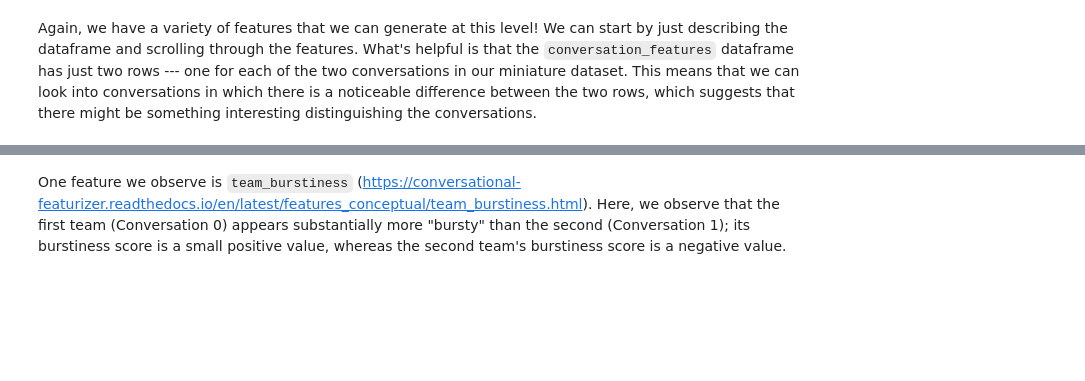
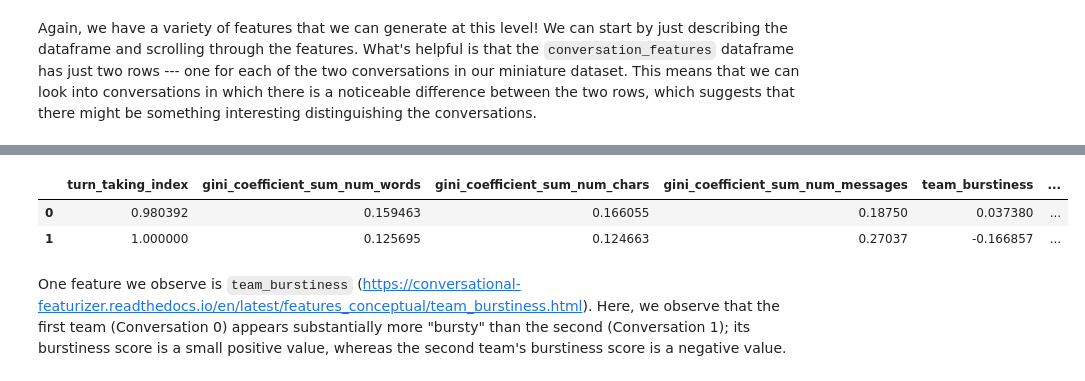
Before and after one commit to Watts-Lab/team_comm_tools, a Jupyter notebook: examples/demo.ipynb, the cells around one changed output, grey strips where cells are left out. Cells and saved outputs as stored; diff of their text form; code cells hidden in the pictures; blank space fills up the shorter version.

```diff
--- a/examples/demo.ipynb
+++ b/examples/demo.ipynb
@@ -294,3 +341,10 @@ conversation_features[conversation_cols]
+# %%
+# and these are the conversation features that are not aggregations
+conversation_features[jury_feature_builder.conv_features_base]
+# %% [output]
+|  | turn_taking_index | gini_coefficient_sum_num_words | gini_coefficient_sum_num_chars | gini_coefficient_sum_num_messages | team_burstiness | ... |
+| 0 | 0.980392 | 0.159463 | 0.166055 | 0.18750 | 0.037380 | ... |
+| 1 | 1.000000 | 0.125695 | 0.124663 | 0.27037 | -0.166857 | ... |
 # %% [markdown]
 One feature we observe is `team_burstiness` (https://conversational-featurizer.readthedocs.io/en/latest/features_conceptual/team_burstiness.html). Here, we observe that the first team (Conversation 0) appears substantially more "bursty" than the second (Conversation 1); its burstiness score is a small positive value, whereas the second team's burstiness score is a negative value.
 # %%
```
Also changed, not shown: parts of 18 cells of this notebook, 20 other files.
